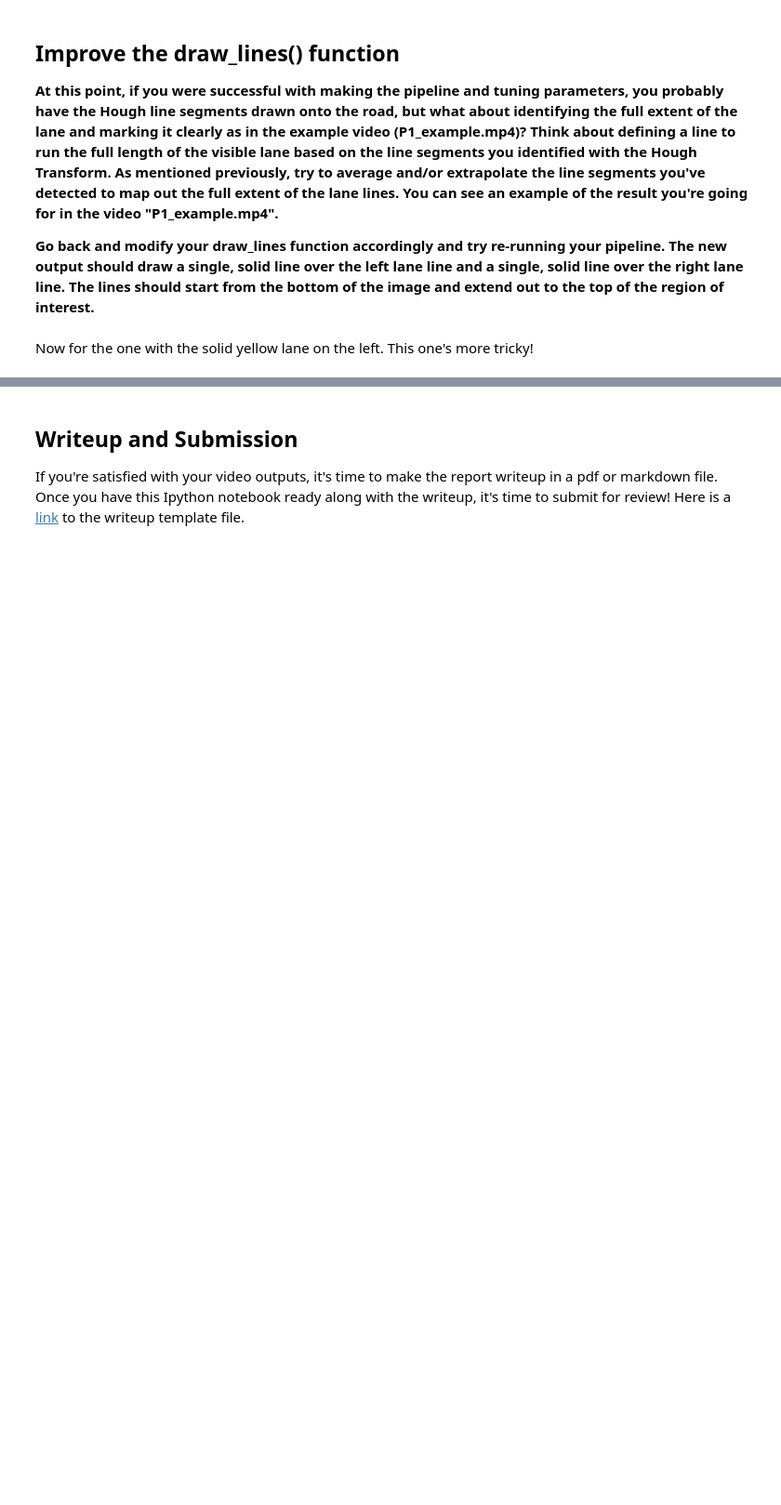
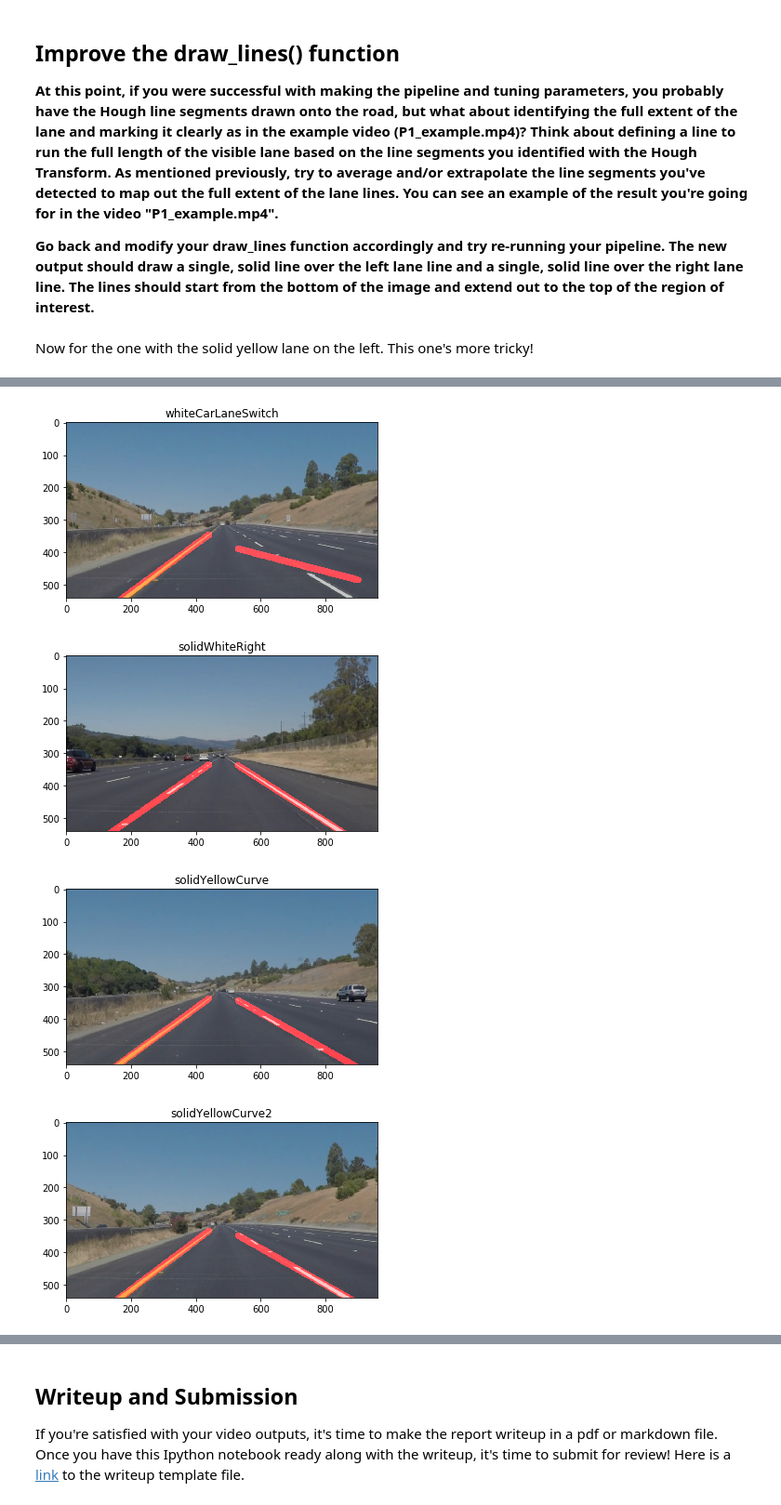
Before and after one commit to KnollFrank/CarND-LaneLines-P1, a Jupyter notebook: P1.ipynb, the cells around one changed output, grey strips where cells are left out. Shown at 93% size. Cells and saved outputs as stored; diff of their text form; code cells hidden in the pictures; blank space fills up the shorter version.

```diff
--- a/P1.ipynb
+++ b/P1.ipynb
@@ -449,10 +460,22 @@ def draw_left_lane_and_right_lane(img, lines, left_lane_x_min_max, right_lane_x_
     left_lane, right_lane = get_left_lane_and_right_lane(reshape_lines(lines))
     draw_lane(left_lane, *left_lane_x_min_max)
     draw_lane(right_lane, *right_lane_x_min_max)
+# %%
+draw_left_lane_and_right_lane_default = partial(
+    draw_left_lane_and_right_lane,
+    left_lane_x_min_max = left_lane_x_min_max,
+    right_lane_x_min_max = right_lane_x_min_max)
+
+process_image_4_draw_left_lane_and_right_lane = partial(
+        process_image,
+        draw_lines = draw_left_lane_and_right_lane_default)
 # %%
 create_images_with_line_segments_and_show_and_save(
     input_root = 'test_images',
     output_root = 'test_images_output',
-    draw_lines = partial(draw_left_lane_and_right_lane,
-                         left_lane_x_min_max = left_lane_x_min_max,
-                         right_lane_x_min_max = right_lane_x_min_max))
+    draw_lines = draw_left_lane_and_right_lane_default)
+# %% [output]
+[figure, added]
+[figure, added]
+[figure, added]
+[figure, added]
```
Also changed, not shown: parts of 9 cells of this notebook.
